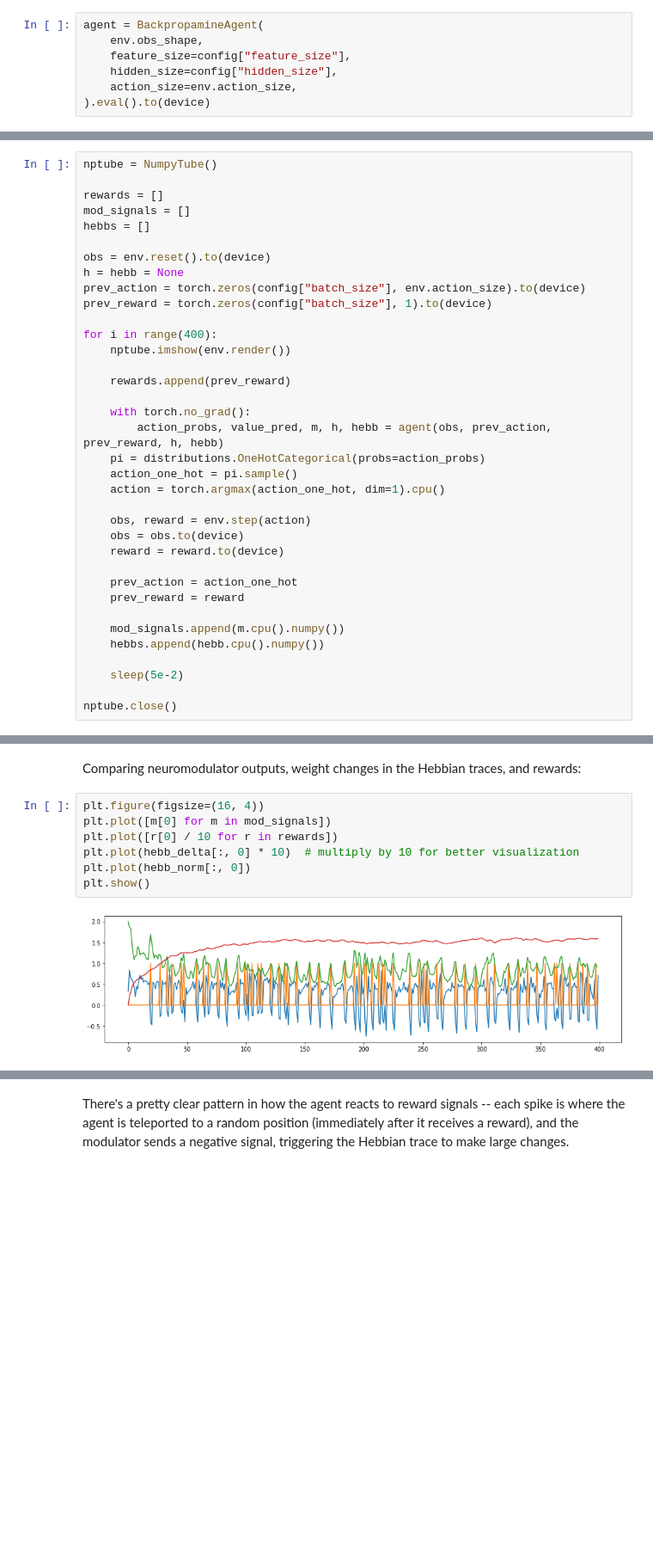
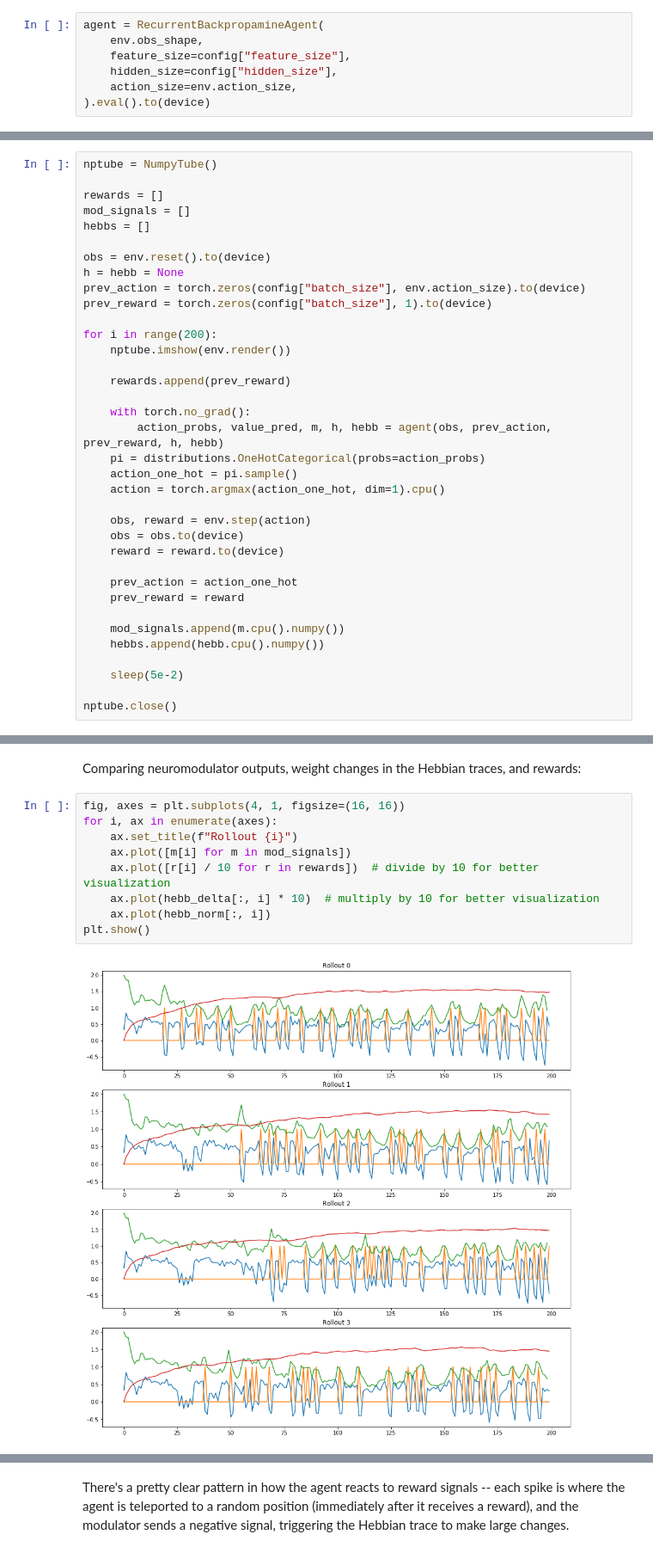
Before and after one commit to jinyeom/backpropamine, a Jupyter notebook: analysis.ipynb, the cells around one changed output, grey strips where cells are left out. Shown at 86% size. Saved outputs shown, nothing was run; the diff lists cells and outputs as text; blank space fills up the shorter version.

Commit message:
added some more plots

```diff
--- a/analysis.ipynb
+++ b/analysis.ipynb
@@ -44,7 +44,7 @@ device = torch.device("cuda" if torch.cuda.is_available() else "cpu")
 # %%
 env = make_env(config["env_id"], config["batch_size"], seed=0)
 # %%
-agent = BackpropamineAgent(
+agent = RecurrentBackpropamineAgent(
     env.obs_shape,
     feature_size=config["feature_size"],
     hidden_size=config["hidden_size"],
@@ -67,7 +67,7 @@ h = hebb = None
 prev_action = torch.zeros(config["batch_size"], env.action_size).to(device)
 prev_reward = torch.zeros(config["batch_size"], 1).to(device)
 
-for i in range(400):
+for i in range(200):
     nptube.imshow(env.render())
 
     rewards.append(prev_reward)
@@ -99,11 +99,13 @@ hebb_delta = np.mean(hebb_delta, axis=(2, 3))
 # %% [markdown]
 Comparing neuromodulator outputs, weight changes in the Hebbian traces, and rewards:
 # %%
-plt.figure(figsize=(16, 4))
-plt.plot([m[0] for m in mod_signals])
-plt.plot([r[0] / 10 for r in rewards])
-plt.plot(hebb_delta[:, 0] * 10)  # multiply by 10 for better visualization
-plt.plot(hebb_norm[:, 0])
+fig, axes = plt.subplots(4, 1, figsize=(16, 16))
+for i, ax in enumerate(axes):
+    ax.set_title(f"Rollout {i}")
+    ax.plot([m[i] for m in mod_signals])
+    ax.plot([r[i] / 10 for r in rewards])  # divide by 10 for better visualization
+    ax.plot(hebb_delta[:, i] * 10)  # multiply by 10 for better visualization
+    ax.plot(hebb_norm[:, i])
 plt.show()
 # %% [output]
-[figure, old version]
+[figure, new version]
```
Also changed, not shown: parts of 6 cells of this notebook.
